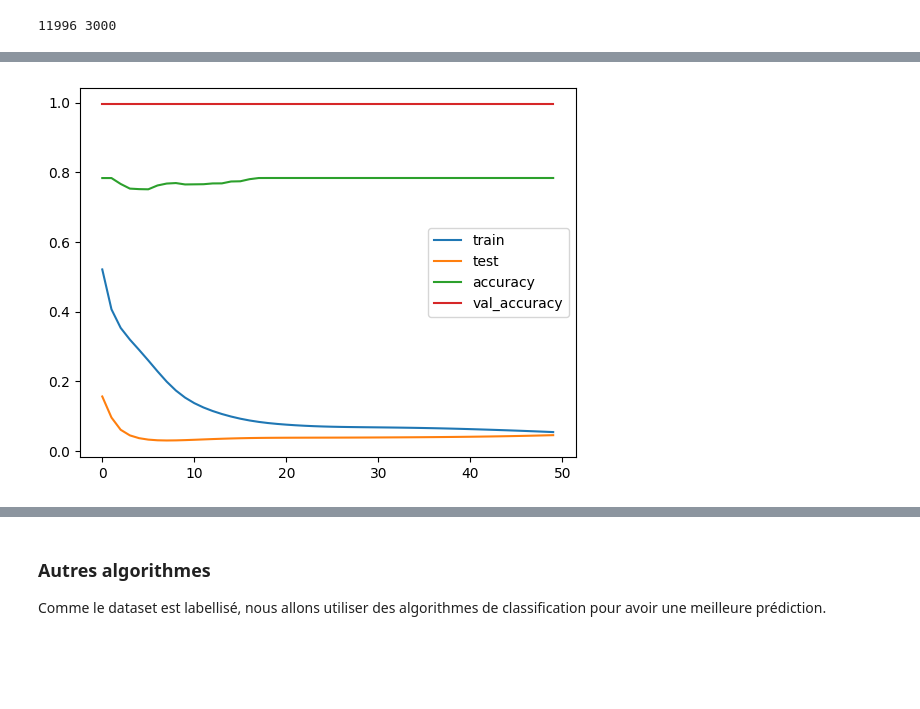
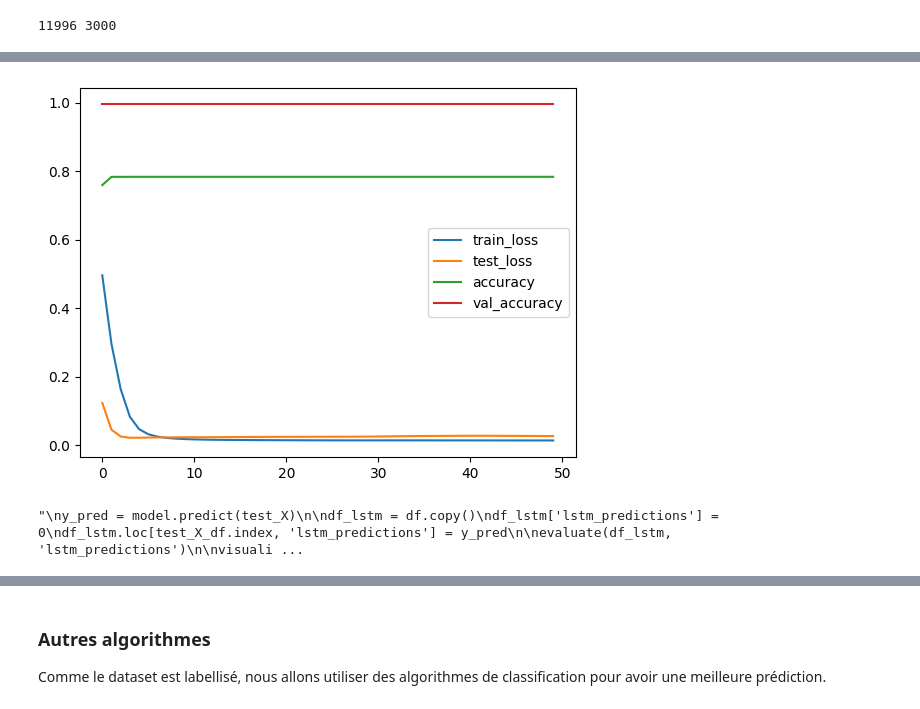
Before and after one commit to JunyiLi0/cyberml-project, a Jupyter notebook: projet.ipynb, the cells around one changed output, grey strips where cells are left out. Saved outputs shown, nothing was run; the diff lists cells and outputs as text; code cells hidden in the pictures; blank space fills up the shorter version.

Commit message:
update LSTM

```diff
--- a/projet.ipynb
+++ b/projet.ipynb
@@ -633,3 +639,10 @@ from tensorflow.keras.layers import Dense, LSTM
+# %%
+def create_dataset(dataset, look_back=1):
+    dataX, dataY = [], []
+    for i in range(len(dataset)-look_back-1):
+        dataX.append(dataset[i:(i+look_back), :])
+        dataY.append(dataset[i + look_back, 0])
+    return np.array(dataX), np.array(dataY)
 # %%
 df_lstm = df.copy()
 df_lstm = df_lstm.drop(columns=['Timestamp', 'Attack', 'Label'])
@@ -637,18 +650,19 @@ df_lstm = df_lstm.drop(columns=['Timestamp', 'Attack', 'Label'])
 scaler = MinMaxScaler(feature_range=(0, 1))
 df_lstm = scaler.fit_transform(df_lstm)
 # %%
-train_size = int(len(df_lstm) * 0.8)
-test_size = len(df_lstm) - train_size
-train, test = df_lstm[0:train_size,:], df_lstm[train_size:len(df_lstm),:]
+train = df_lstm[:int(len(df_lstm)*0.8)]
+test = df_lstm[int(len(df_lstm)*0.8):]
 print(len(train), len(test))
 # %% [output]
 11996 3000
 # %%
-train_X, train_y = train[:, 1:], train[:, 0]
-test_X, test_y = test[:, 1:], test[:, 0]
+train_X, train_y = create_dataset(train, look_back=1)
+test_X, test_y = create_dataset(test, look_back=1)
 
-train_X = train_X.reshape((train_X.shape[0], 1, train_X.shape[1]))
-test_X = test_X.reshape((test_X.shape[0], 1, test_X.shape[1]))
+train_X = np.reshape(train_X, (train_X.shape[0], 1, train_X.shape[2]))
+test_X = np.reshape(test_X, (test_X.shape[0], 1, test_X.shape[2]))
+
+# test_X_df = pd.DataFrame(test_X.reshape(test_X.shape[0], test_X.shape[2]))
 # %%
 model = Sequential()
 model.add(LSTM(50, input_shape=(train_X.shape[1], train_X.shape[2])))
@@ -693,12 +711,26 @@ Epoch 50/50
 # %%
-plt.plot(history.history['loss'], label='train')
-plt.plot(history.history['val_loss'], label='test')
+plt.plot(history.history['loss'], label='train_loss')
+plt.plot(history.history['val_loss'], label='test_loss')
 plt.plot(history.history['accuracy'], label='accuracy')
 plt.plot(history.history['val_accuracy'], label='val_accuracy')
 plt.legend()
 plt.show()
 # %% [output]
-[figure, old version]
+[figure, new version]
+# %%
+'''
+y_pred = model.predict(test_X)
+
+df_lstm = df.copy()
+df_lstm['lstm_predictions'] = 0
+df_lstm.loc[test_X_df.index, 'lstm_predictions'] = y_pred
+
+evaluate(df_lstm, 'lstm_predictions')
+
+visualize_dfs([df_lstm, df_lstm], ['Label', 'lstm_predictions'], titles=['Attacks', 'LSTM'])
+'''
+# %% [output]
+"\ny_pred = model.predict(test_X)\n\ndf_lstm = df.copy()\ndf_lstm['lstm_predictions'] = 0\ndf_lstm.loc[test_X_df.index, 'lstm_predictions'] = y_pred\n\nevaluate(df_lstm, 'lstm_predictions')\n\nvisuali ...
 # %%
 yhat = model.predict(test_X)
 test_X = test_X.reshape((test_X.shape[0], test_X.shape[2]))
```
Also changed, not shown: parts of 14 cells of this notebook.
